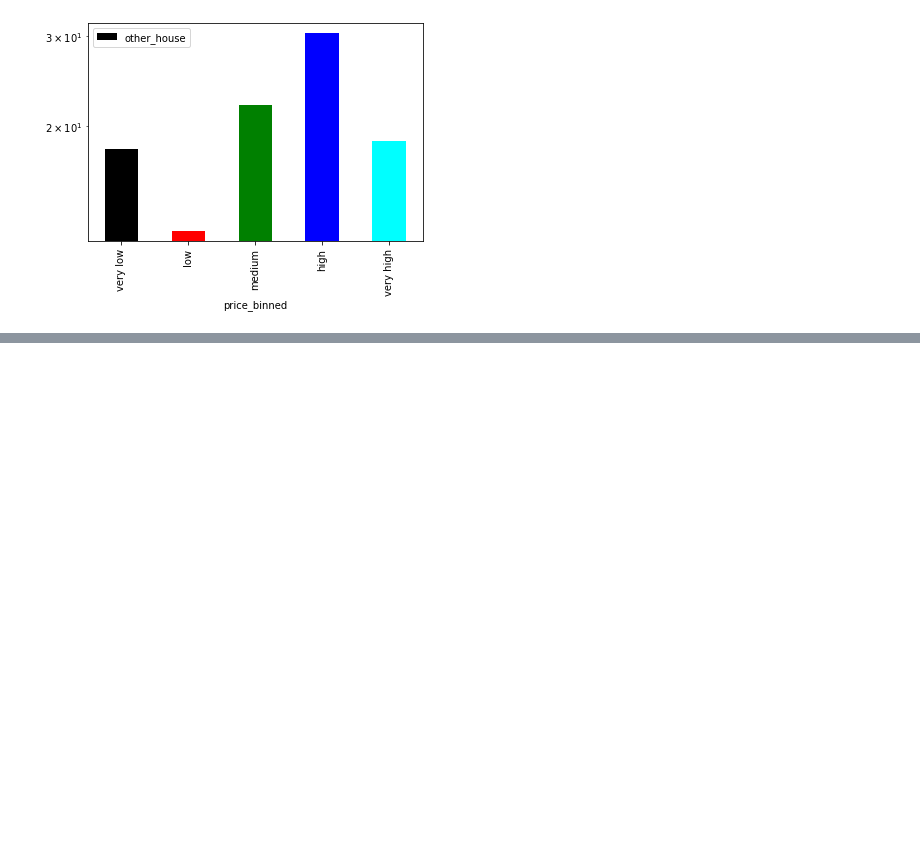
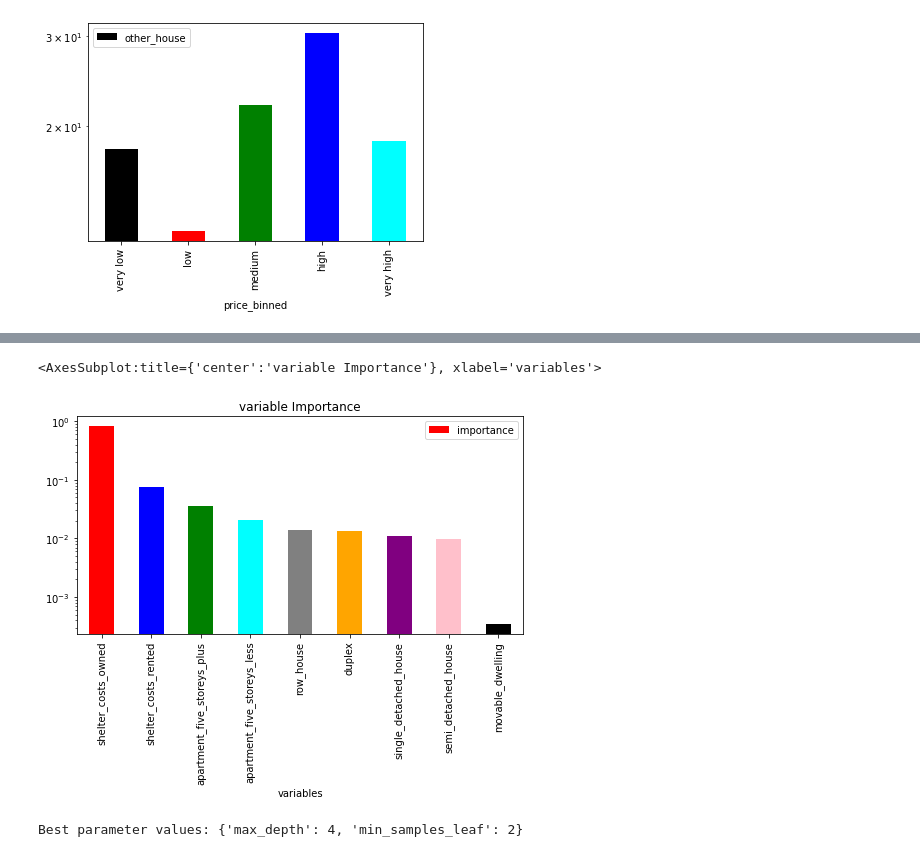
Before and after one commit to FernandaOmalley/Project1, a Jupyter notebook: Project_1.ipynb, the cells around one changed output, grey strips where cells are left out. Cells and saved outputs as stored; diff of their text form; code cells hidden in the pictures; blank space fills up the shorter version.

```diff
--- a/Project_1.ipynb
+++ b/Project_1.ipynb
@@ -374,0 +495,25 @@ for feature in cols:
+# %%
+colors = ['red', 'blue', 'green', 'cyan', 'grey', 'orange', 'purple', 'pink', 'black']
+importance = pd.DataFrame({"variables": useful_features_1, "importance": rf.feature_importances_})
+importance.sort_values(by="importance", axis=0, ascending=False, inplace=True)
+importance[:18].plot.bar(
+    x="variables",
+    y="importance",
+    figsize=(8, 4),
+    title="variable Importance",
+    logy=True,
+    color = colors
+)
+# %% [output]
+<AxesSubplot:title={'center':'variable Importance'}, xlabel='variables'>
+[figure, added]
+# %%
+# parameters to search over with cross-validation
+grid_params = [{"max_depth": [3, 4, 5, 6, 8, None], "min_samples_leaf": [1, 2, 5, 7]}]
+
+tree = GridSearchCV(DecisionTreeRegressor(), grid_params, cv=5, scoring="r2", n_jobs=2)
+tree.fit(X_train, y_train)
+
+print("Best parameter values: %r\n" % tree.best_params_)
+# %% [output]
+Best parameter values: {'max_depth': 4, 'min_samples_leaf': 2}
```
Also changed, not shown: parts of 13 cells of this notebook.
